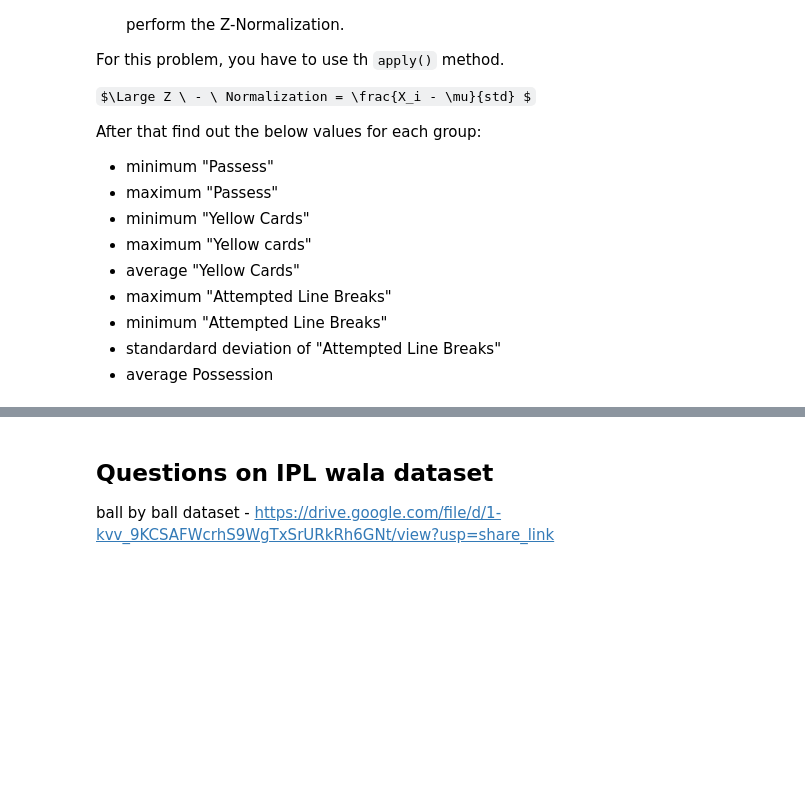
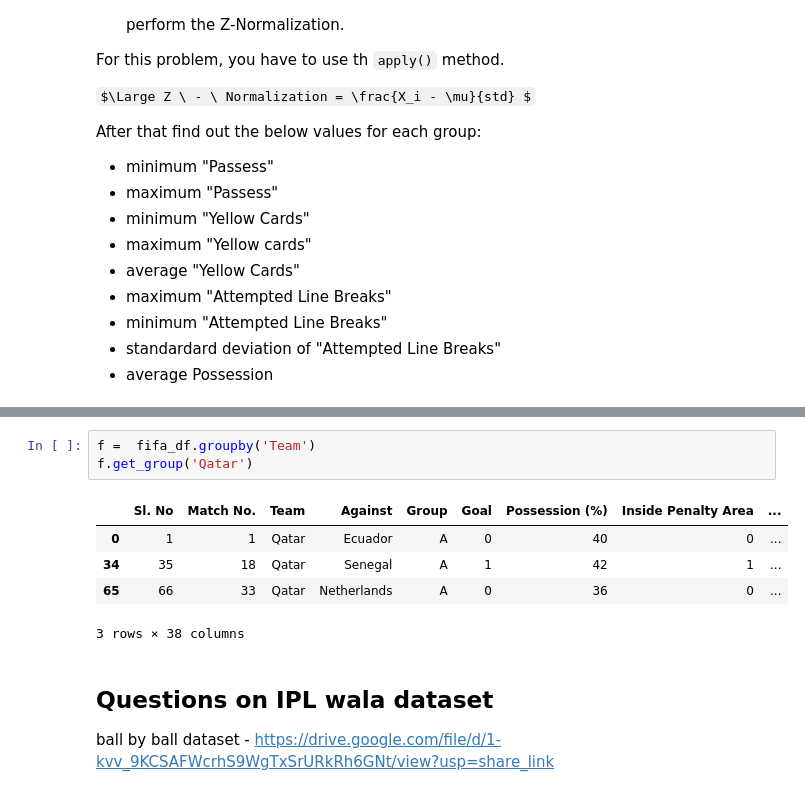
Before and after one commit to khushraj17/Pandas_mastery, a Jupyter notebook: 04groupby.ipynb, the cells around one changed output, grey strips where cells are left out. Cells and saved outputs as stored; diff of their text form; some formulas as TeX source; blank space fills up the shorter version.

```diff
--- a/04groupby.ipynb
+++ b/04groupby.ipynb
@@ -175,3 +239,12 @@ After that find out the below values for each group:
+# %%
+f =  fifa_df.groupby('Team')
+f.get_group('Qatar')
+# %% [output]
+|  | Sl. No | Match No. | Team | Against | Group | Goal | Possession (%) | Inside Penalty Area | ... |
+| 0 | 1 | 1 | Qatar | Ecuador | A | 0 | 40 | 0 | ... |
+| 34 | 35 | 18 | Qatar | Senegal | A | 1 | 42 | 1 | ... |
+| 65 | 66 | 33 | Qatar | Netherlands | A | 0 | 36 | 0 | ... |
+3 rows × 38 columns
 # %% [markdown]
 ## **Questions on IPL wala dataset**
 
```
Also changed, not shown: parts of 5 cells of this notebook.
